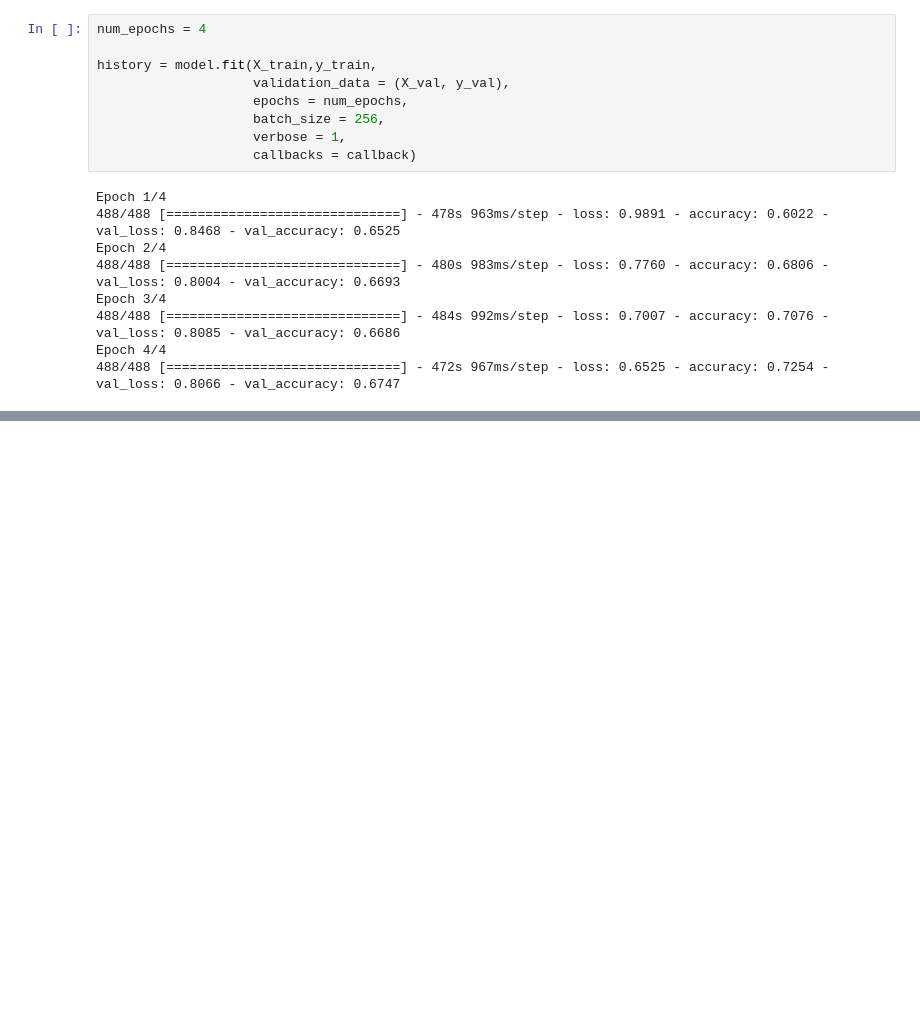
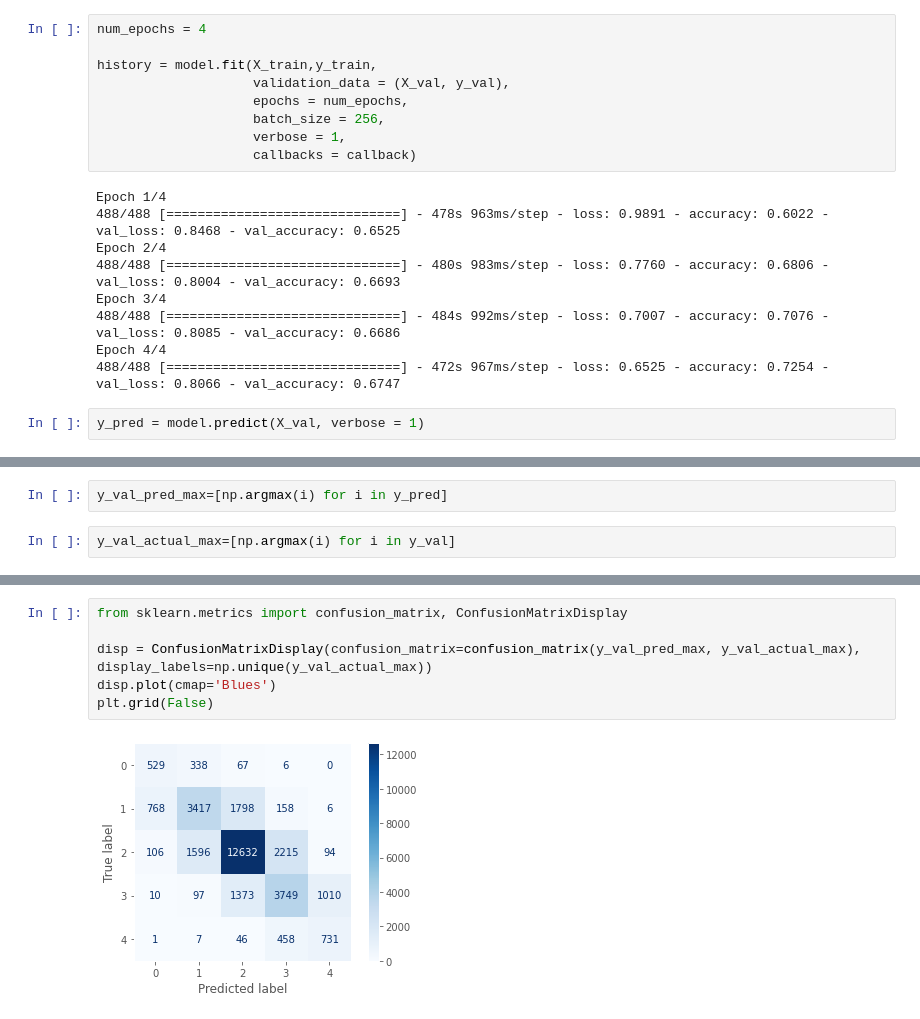
Before and after one commit to jfranc33/movieSentiment, a Jupyter notebook: RNNClassifier.ipynb, the cells around one changed output, grey strips where cells are left out. Saved outputs shown, nothing was run; the diff lists cells and outputs as text; blank space fills up the shorter version.

```diff
--- a/RNNClassifier.ipynb
+++ b/RNNClassifier.ipynb
@@ -226,3 +331,5 @@ Epoch 3/4
 488/488 [==============================] - 484s 992ms/step - loss: 0.7007 - accuracy: 0.7076 - val_loss: 0.8085 - val_accuracy: 0.6686
 Epoch 4/4
 488/488 [==============================] - 472s 967ms/step - loss: 0.6525 - accuracy: 0.7254 - val_loss: 0.8066 - val_accuracy: 0.6747
+# %%
+y_pred = model.predict(X_val, verbose = 1)
@@ -228,0 +362,4 @@ Epoch 4/4
+# %%
+y_val_pred_max=[np.argmax(i) for i in y_pred]
+# %%
+y_val_actual_max=[np.argmax(i) for i in y_val]
@@ -228,0 +384,8 @@ Epoch 4/4
+# %%
+from sklearn.metrics import confusion_matrix, ConfusionMatrixDisplay
+
+disp = ConfusionMatrixDisplay(confusion_matrix=confusion_matrix(y_val_pred_max, y_val_actual_max), display_labels=np.unique(y_val_actual_max))
+disp.plot(cmap='Blues')
+plt.grid(False)
+# %% [output]
+[figure, added]
```
Also changed, not shown: parts of 24 cells of this notebook.
